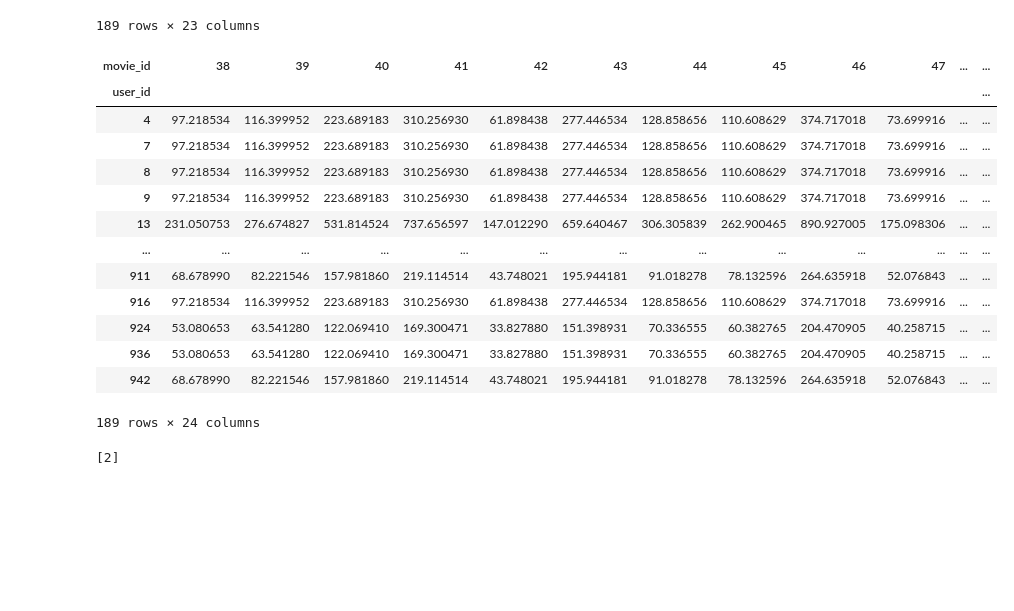
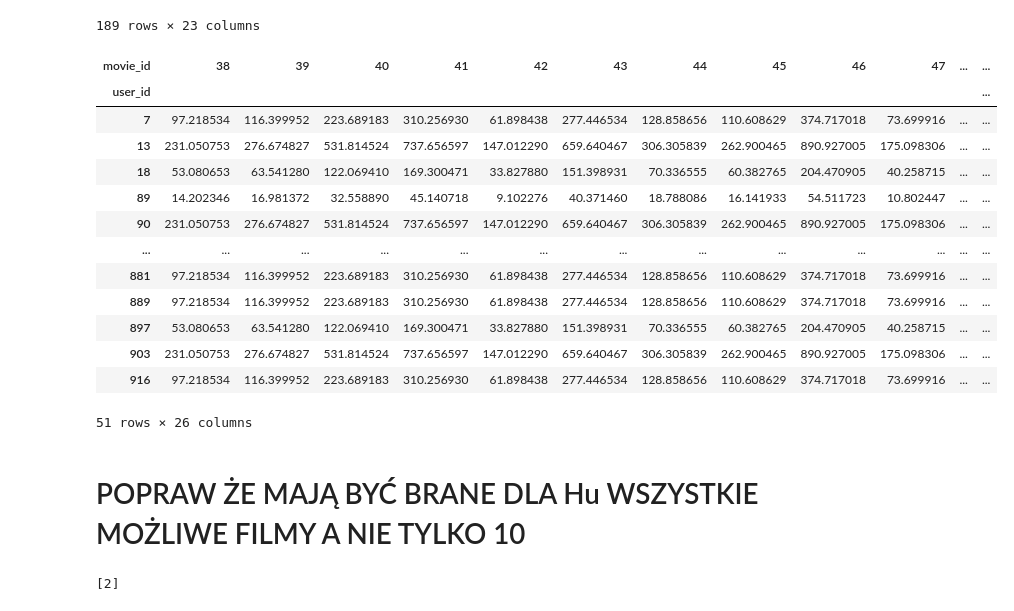
Before and after one commit to WypychKarolina/Cold-Start-Problem-in-RS, a Jupyter notebook: notebooks/popularity/popularity_functions.ipynb, the cells around one changed output. Drawn from its saved outputs; the diff is of its cells as text; code cells hidden in the pictures; blank space fills up the shorter version.

```diff
--- a/notebooks/popularity/popularity_functions.ipynb
+++ b/notebooks/popularity/popularity_functions.ipynb
@@ -348,12 +348,13 @@ def find_topN_items(users_ratings,N):
     users_ratings["topN_movies"] = top_nonzero_indices.values
 
     return users_ratings
+# %%
+def show_Hu(row, u, N):
+    nonzero = row[row > 0].index
+    nonzero_indices = nonzero.values
+    row['Hu'] = nonzero_indices
+    return row
+# %%
+test_set_top = test_set.apply(lambda row: show_Hu(row, 2, 10), axis = 1)
 # %%
-top_movies = test_set.apply(lambda row: find_topN_items(row, N=10), axis = 1)
-test_set_top = test_set.apply(lambda row: find_topN_items(row, N=10), axis = 1)
 test_ratings_matrix_top = test_ratings_matrix.apply(lambda row: find_topN_items(row, N=10), axis = 1)
-# %%
-test_ratings_matrix_top.sort_index()
-test_set_top.sort_index()
-test_ratings_matrix_top = test_ratings_matrix_top.rename(columns={'topN_movies':'topN_movies_generated'})
-test_ratings_matrix_top
@@ -393,5 +379,22 @@ merged
 | 936 | 53.080653 | 63.541280 | 122.069410 | 169.300471 | 33.827880 | 151.398931 | 70.336555 | 60.382765 | 204.470905 | 40.258715 | ... | ... |
 | 942 | 68.678990 | 82.221546 | 157.981860 | 219.114514 | 43.748021 | 195.944181 | 91.018278 | 78.132596 | 264.635918 | 52.076843 | ... | ... |
 189 rows × 23 columns
+# %%
+merged[merged['NDCG'] > 0]
+# %% [output]
+| movie_id | 38 | 39 | 40 | 41 | 42 | 43 | 44 | 45 | 46 | 47 | ... | ... |
+| user_id |  |  |  |  |  |  |  |  |  |  |  | ... |
+| 7 | 97.218534 | 116.399952 | 223.689183 | 310.256930 | 61.898438 | 277.446534 | 128.858656 | 110.608629 | 374.717018 | 73.699916 | ... | ... |
+| 13 | 231.050753 | 276.674827 | 531.814524 | 737.656597 | 147.012290 | 659.640467 | 306.305839 | 262.900465 | 890.927005 | 175.098306 | ... | ... |
+| 18 | 53.080653 | 63.541280 | 122.069410 | 169.300471 | 33.827880 | 151.398931 | 70.336555 | 60.382765 | 204.470905 | 40.258715 | ... | ... |
+| 89 | 14.202346 | 16.981372 | 32.558890 | 45.140718 | 9.102276 | 40.371460 | 18.788086 | 16.141933 | 54.511723 | 10.802447 | ... | ... |
+| 90 | 231.050753 | 276.674827 | 531.814524 | 737.656597 | 147.012290 | 659.640467 | 306.305839 | 262.900465 | 890.927005 | 175.098306 | ... | ... |
+| ... | ... | ... | ... | ... | ... | ... | ... | ... | ... | ... | ... | ... |
+| 881 | 97.218534 | 116.399952 | 223.689183 | 310.256930 | 61.898438 | 277.446534 | 128.858656 | 110.608629 | 374.717018 | 73.699916 | ... | ... |
+| 889 | 97.218534 | 116.399952 | 223.689183 | 310.256930 | 61.898438 | 277.446534 | 128.858656 | 110.608629 | 374.717018 | 73.699916 | ... | ... |
+| 897 | 53.080653 | 63.541280 | 122.069410 | 169.300471 | 33.827880 | 151.398931 | 70.336555 | 60.382765 | 204.470905 | 40.258715 | ... | ... |
+| 903 | 231.050753 | 276.674827 | 531.814524 | 737.656597 | 147.012290 | 659.640467 | 306.305839 | 262.900465 | 890.927005 | 175.098306 | ... | ... |
+| 916 | 97.218534 | 116.399952 | 223.689183 | 310.256930 | 61.898438 | 277.446534 | 128.858656 | 110.608629 | 374.717018 | 73.699916 | ... | ... |
+51 rows × 26 columns
 # %%
 def NDCG(row,u,N):
@@ -407,20 +421,8 @@ def NDCG(row,u,N):
+# %% [markdown]
+# POPRAW ŻE MAJĄ BYĆ BRANE DLA Hu WSZYSTKIE MOŻLIWE FILMY A NIE TYLKO 10
 # %%
-merged.apply(lambda row:  NDCG(row,2,10),axis = 1)
+merged = merged.apply(lambda row:  NDCG(row,2,10),axis = 1)
+merged = merged.apply(lambda row:  Precision_Recall(row,2,10),axis = 1)
-# %% [output]
-| movie_id | 38 | 39 | 40 | 41 | 42 | 43 | 44 | 45 | 46 | 47 | ... | ... |
-| user_id |  |  |  |  |  |  |  |  |  |  |  | ... |
-| 4 | 97.218534 | 116.399952 | 223.689183 | 310.256930 | 61.898438 | 277.446534 | 128.858656 | 110.608629 | 374.717018 | 73.699916 | ... | ... |
-| 7 | 97.218534 | 116.399952 | 223.689183 | 310.256930 | 61.898438 | 277.446534 | 128.858656 | 110.608629 | 374.717018 | 73.699916 | ... | ... |
-| 8 | 97.218534 | 116.399952 | 223.689183 | 310.256930 | 61.898438 | 277.446534 | 128.858656 | 110.608629 | 374.717018 | 73.699916 | ... | ... |
-| 9 | 97.218534 | 116.399952 | 223.689183 | 310.256930 | 61.898438 | 277.446534 | 128.858656 | 110.608629 | 374.717018 | 73.699916 | ... | ... |
-| 13 | 231.050753 | 276.674827 | 531.814524 | 737.656597 | 147.012290 | 659.640467 | 306.305839 | 262.900465 | 890.927005 | 175.098306 | ... | ... |
-| ... | ... | ... | ... | ... | ... | ... | ... | ... | ... | ... | ... | ... |
-| 911 | 68.678990 | 82.221546 | 157.981860 | 219.114514 | 43.748021 | 195.944181 | 91.018278 | 78.132596 | 264.635918 | 52.076843 | ... | ... |
-| 916 | 97.218534 | 116.399952 | 223.689183 | 310.256930 | 61.898438 | 277.446534 | 128.858656 | 110.608629 | 374.717018 | 73.699916 | ... | ... |
-| 924 | 53.080653 | 63.541280 | 122.069410 | 169.300471 | 33.827880 | 151.398931 | 70.336555 | 60.382765 | 204.470905 | 40.258715 | ... | ... |
-| 936 | 53.080653 | 63.541280 | 122.069410 | 169.300471 | 33.827880 | 151.398931 | 70.336555 | 60.382765 | 204.470905 | 40.258715 | ... | ... |
-| 942 | 68.678990 | 82.221546 | 157.981860 | 219.114514 | 43.748021 | 195.944181 | 91.018278 | 78.132596 | 264.635918 | 52.076843 | ... | ... |
-189 rows × 24 columns
 # %%
 a = [1,2,3]
 b = [4,3,5]
```
Also changed, not shown: parts of 3 cells of this notebook.
